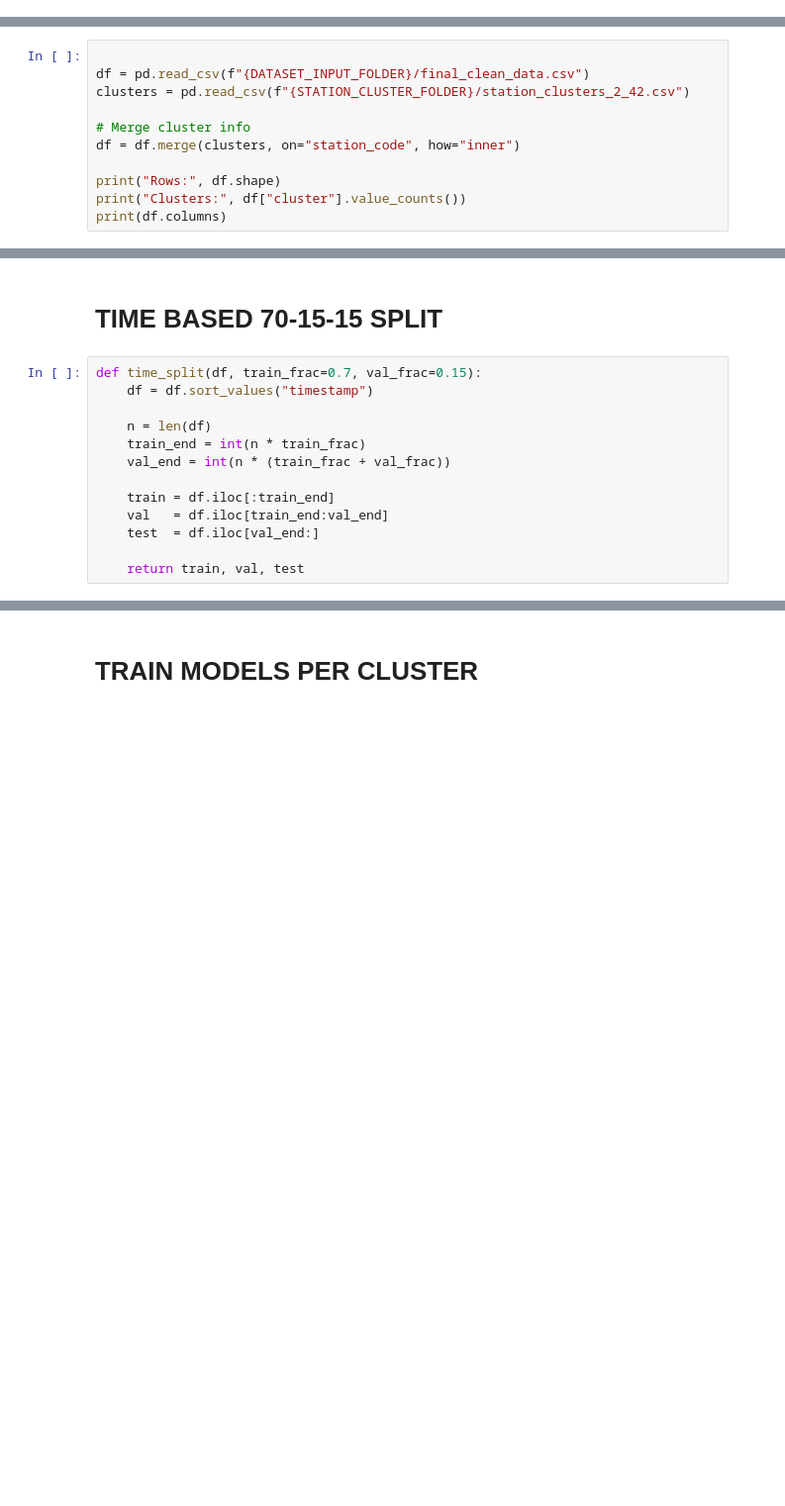
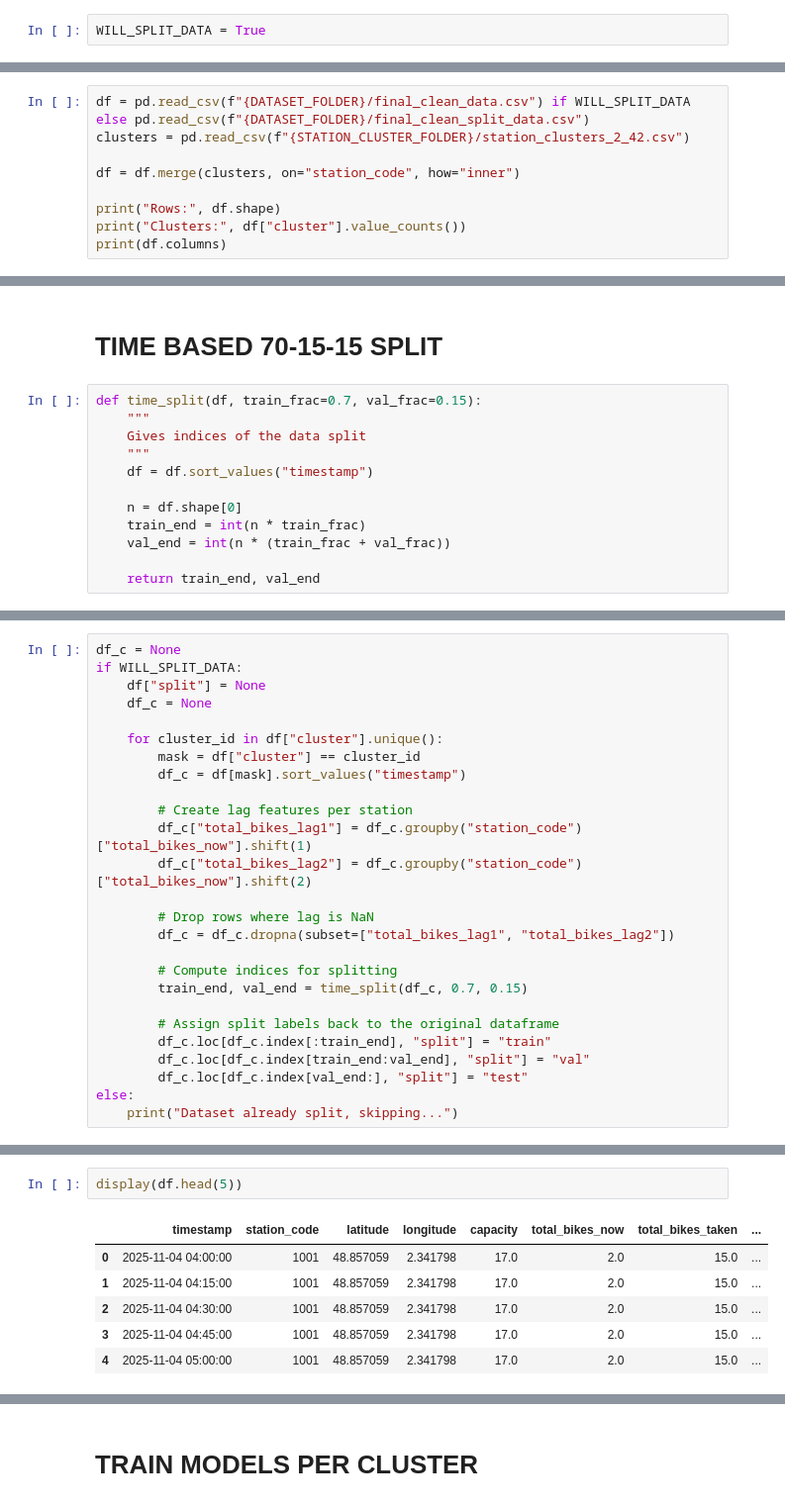
Before and after one commit to EmirhanFaruk/Projet-DALAS, a Jupyter notebook: train_models/train_models_per_cluster.ipynb, the cells around one changed output, grey strips where cells are left out. Shown at 99% size. Cells and saved outputs as stored; diff of their text form; blank space fills up the shorter version.

```diff
--- a/train_models/train_models_per_cluster.ipynb
+++ b/train_models/train_models_per_cluster.ipynb
@@ -25,11 +30,11 @@ for folder in folders:
+# %%
+WILL_SPLIT_DATA = True
 # %% [markdown]
 # LOAD DATA AND CLUSTERS
 # %%
-
-df = pd.read_csv(f"{DATASET_INPUT_FOLDER}/final_clean_data.csv")
+df = pd.read_csv(f"{DATASET_FOLDER}/final_clean_data.csv") if WILL_SPLIT_DATA else pd.read_csv(f"{DATASET_FOLDER}/final_clean_split_data.csv")
 clusters = pd.read_csv(f"{STATION_CLUSTER_FOLDER}/station_clusters_2_42.csv")
 
-# Merge cluster info
 df = df.merge(clusters, on="station_code", how="inner")
 
 print("Rows:", df.shape)
@@ -71,14 +76,13 @@ TARGET = "total_bikes_now"
 # TIME BASED 70-15-15 SPLIT
 # %%
 def time_split(df, train_frac=0.7, val_frac=0.15):
+    """
+    Gives indices of the data split
+    """
     df = df.sort_values("timestamp")
 
-    n = len(df)
+    n = df.shape[0]
     train_end = int(n * train_frac)
     val_end = int(n * (train_frac + val_frac))
 
-    train = df.iloc[:train_end]
-    val   = df.iloc[train_end:val_end]
-    test  = df.iloc[val_end:]
-
-    return train, val, test
+    return train_end, val_end
@@ -84,0 +91,26 @@ def time_split(df, train_frac=0.7, val_frac=0.15):
+# %%
+df_c = None
+if WILL_SPLIT_DATA:
+    df["split"] = None
+    df_c = None
+
+    for cluster_id in df["cluster"].unique():
+        mask = df["cluster"] == cluster_id
+        df_c = df[mask].sort_values("timestamp")
+
+        # Create lag features per station
+        df_c["total_bikes_lag1"] = df_c.groupby("station_code")["total_bikes_now"].shift(1)
+        df_c["total_bikes_lag2"] = df_c.groupby("station_code")["total_bikes_now"].shift(2)
+
+        # Drop rows where lag is NaN
+        df_c = df_c.dropna(subset=["total_bikes_lag1", "total_bikes_lag2"])
+
+        # Compute indices for splitting
+        train_end, val_end = time_split(df_c, 0.7, 0.15)
+
+        # Assign split labels back to the original dataframe
+        df_c.loc[df_c.index[:train_end], "split"] = "train"
+        df_c.loc[df_c.index[train_end:val_end], "split"] = "val"
+        df_c.loc[df_c.index[val_end:], "split"] = "test"
+else:
+    print("Dataset already split, skipping...")
@@ -84,0 +119,9 @@ def time_split(df, train_frac=0.7, val_frac=0.15):
+# %%
+display(df.head(5))
+# %% [output]
+|  | timestamp | station_code | latitude | longitude | capacity | total_bikes_now | total_bikes_taken | ... |
+| 0 | 2025-11-04 04:00:00 | 1001 | 48.857059 | 2.341798 | 17.0 | 2.0 | 15.0 | ... |
+| 1 | 2025-11-04 04:15:00 | 1001 | 48.857059 | 2.341798 | 17.0 | 2.0 | 15.0 | ... |
+| 2 | 2025-11-04 04:30:00 | 1001 | 48.857059 | 2.341798 | 17.0 | 2.0 | 15.0 | ... |
+| 3 | 2025-11-04 04:45:00 | 1001 | 48.857059 | 2.341798 | 17.0 | 2.0 | 15.0 | ... |
+| 4 | 2025-11-04 05:00:00 | 1001 | 48.857059 | 2.341798 | 17.0 | 2.0 | 15.0 | ... |
```
Also changed, not shown: parts of 13 cells of this notebook, 5 other files.
